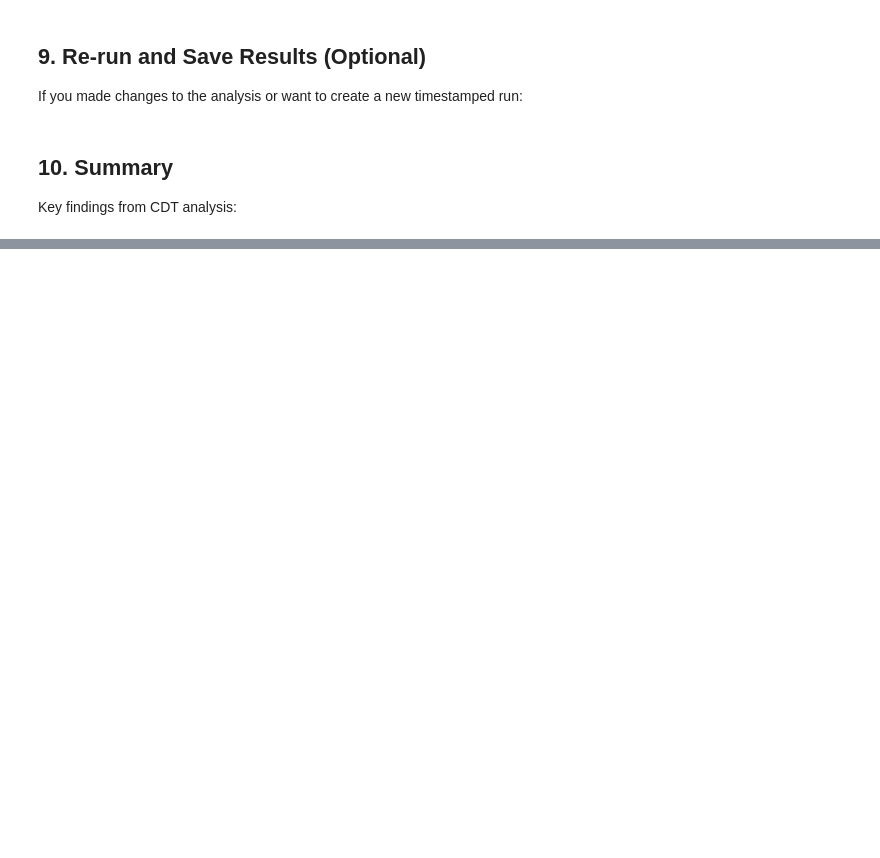
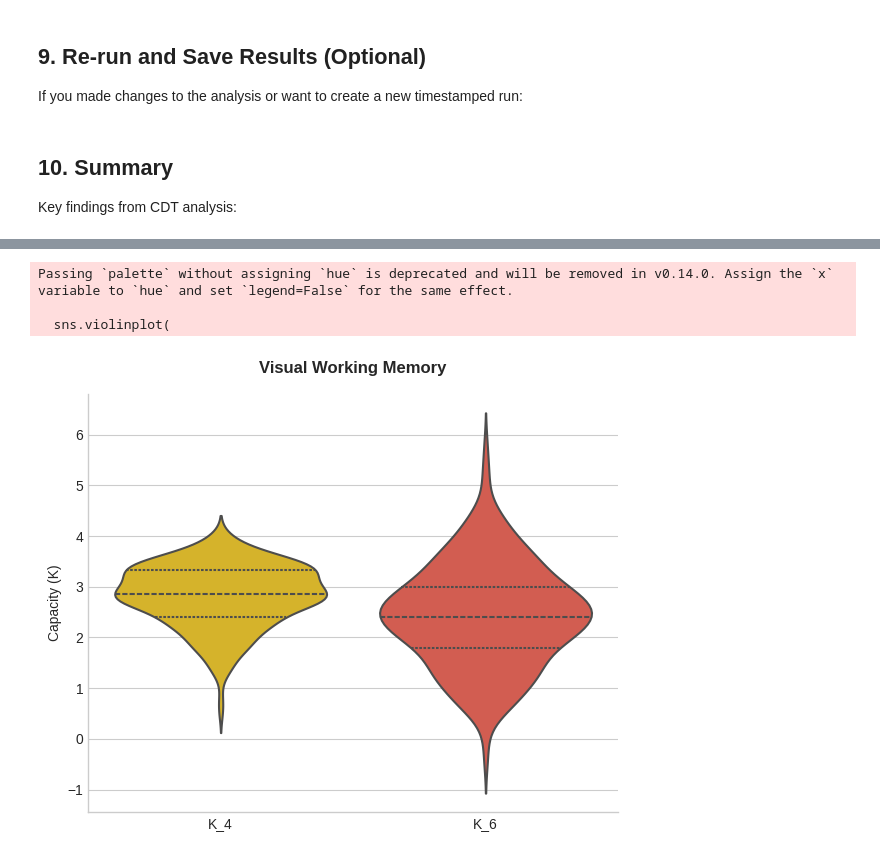
Before and after one commit to gianluca-capelo/datapruebas_analysis, a Jupyter notebook: notebooks/cdt_analysis.ipynb, the cells around one changed output, grey strips where cells are left out. Cells and saved outputs as stored; diff of their text form; code cells hidden in the pictures; blank space fills up the shorter version.

Commit message:
new plots

```diff
--- a/notebooks/cdt_analysis.ipynb
+++ b/notebooks/cdt_analysis.ipynb
@@ -343,0 +341,25 @@ Potential quality issues:
+# %%
+df_plot_cdt = df_cdt_all[['K_4', 'K_6']].melt(var_name='Load', value_name='K')
+
+
+plt.figure(figsize=(6, 5))
+sns.violinplot(
+    data=df_plot_cdt,
+    x='Load',
+    y='K',
+    palette=['#f1c40f', '#e74c3c'],
+    inner="quartile",
+    linewidth=1.5
+)
+plt.title('Visual Working Memory', fontweight='bold', pad=15)
+plt.ylabel('Capacity (K)')
+plt.xlabel('')
+sns.despine()
+plt.tight_layout()
+# plt.savefig('Figure_2D_CDT.png', dpi=300)
+plt.show()
+# %% [output]
+Passing `palette` without assigning `hue` is deprecated and will be removed in v0.14.0. Assign the `x` variable to `hue` and set `legend=False` for the same effect.
+
+  sns.violinplot(
+[figure, added]
```
Also changed, not shown: parts of 11 cells of this notebook, 3 other files.
